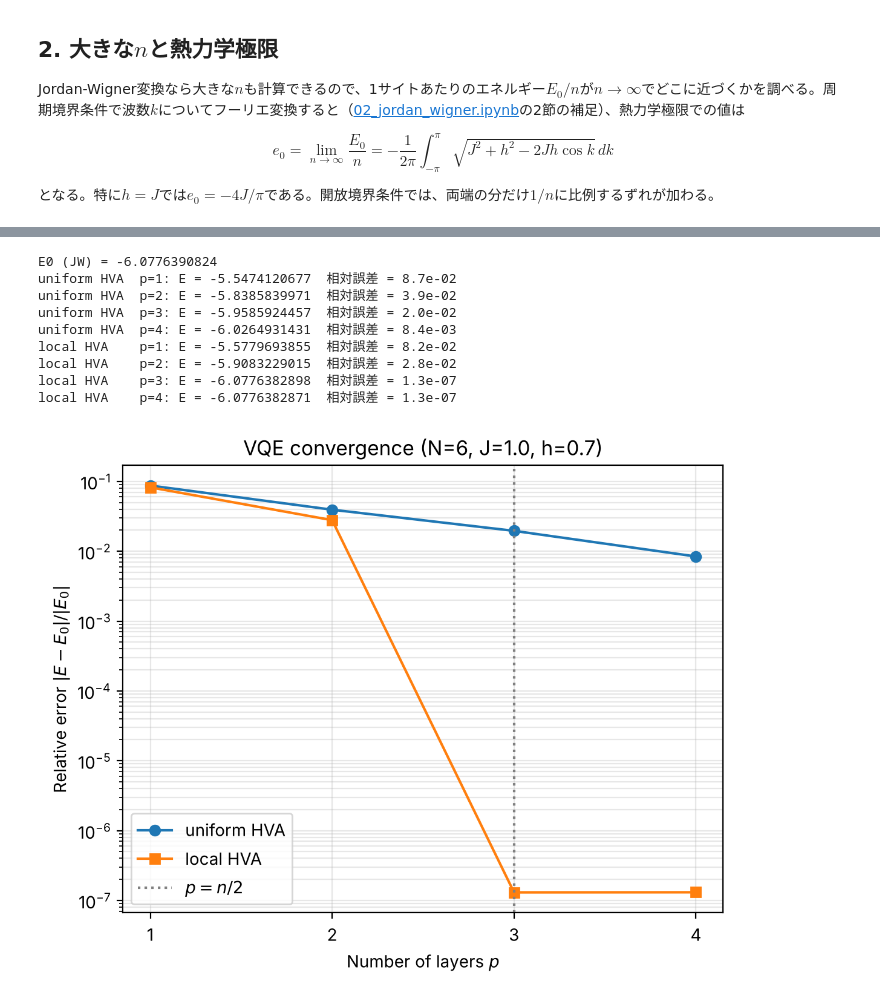
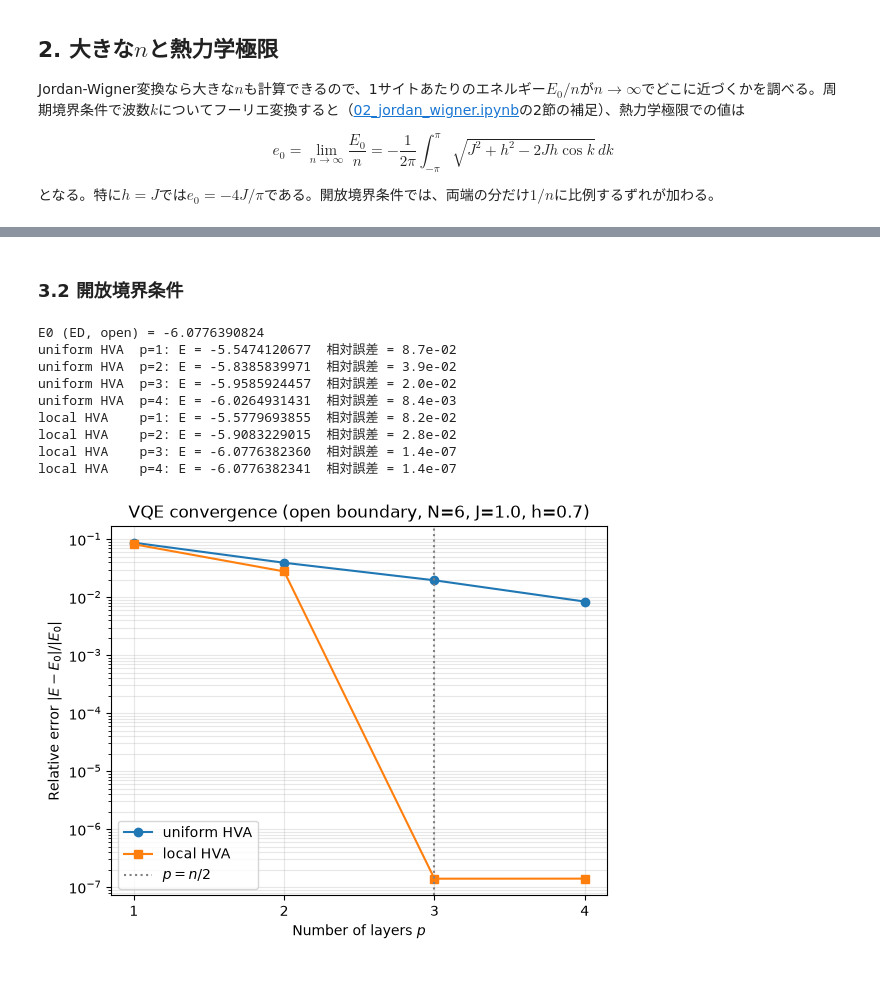
Before and after one commit to yuta627/Quantum_many-body_system, a Jupyter notebook: models/01_tfim/11_ground_state.ipynb, the cells around one changed output, grey strips where cells are left out. Saved outputs shown, nothing was run; the diff lists cells and outputs as text; code cells hidden in the pictures.

```diff
--- a/models/01_tfim/11_ground_state.ipynb
+++ b/models/01_tfim/11_ground_state.ipynb
@@ -101,0 +112,21 @@ VQEで$n=6$の$E_0$を求め、層の数$p$を増やしたときの収束を調
+# %%
+def compare_hva(N, J, h, p_max, pbc):
+    # 一様なHVAと局所的なHVAで VQE を行い、相対誤差を表示・プロットする
+    E0 = ground_state(hamiltonian(N, J, h, pbc=pbc))[0]
+    bc = "periodic" if pbc else "open"
+    print(f"E0 (ED, {bc}) = {E0:.10f}")
+    ps = np.arange(1, p_max + 1)
+    for local, mk, name in [(False, "o-", "uniform HVA"), (True, "s-", "local HVA")]:
+        E_vqe, _ = vqe(N, J, h, p_max, local=local, pbc=pbc)
+        rel_err = np.abs(E_vqe - E0) / np.abs(E0)
+        for p, E, err in zip(ps, E_vqe, rel_err):
+            print(f"{name:12s} p={p}: E = {E:.10f}  相対誤差 = {err:.1e}")
+        plt.semilogy(ps, np.maximum(rel_err, 1e-16), mk, label=name)
+    plt.axvline(N / 2, color="gray", ls=":", label=r"$p = n/2$")
+    plt.xticks(ps)
+    plt.xlabel("Number of layers $p$")
+    plt.ylabel(r"Relative error $|E - E_0| / |E_0|$")
+    plt.title(f"VQE convergence ({bc} boundary, N={N}, J={J}, h={h})")
+    plt.legend()
+    plt.grid(which="both", alpha=0.3)
+    plt.show()
@@ -102,36 +164,20 @@ VQEで$n=6$の$E_0$を求め、層の数$p$を増やしたときの収束を調
+# %% [markdown]
+### 3.2 開放境界条件
 # %%
 N = 6
 J = 1.0
 h = 0.7
 p_max = 4
-E0_exact = ground_energy_jw(N, J, h)
-print(f"E0 (JW) = {E0_exact:.10f}")
-
-ps = np.arange(1, p_max + 1)
-for local, mk, name in [(False, "o-", "uniform HVA"), (True, "s-", "local HVA")]:
-    E_vqe, _ = vqe(N, J, h, p_max, local)
-    rel_err = np.abs(E_vqe - E0_exact) / np.abs(E0_exact)
-    for p, E, err in zip(ps, E_vqe, rel_err):
-        print(f"{name:12s} p={p}: E = {E:.10f}  相対誤差 = {err:.1e}")
-    plt.semilogy(ps, np.maximum(rel_err, 1e-16), mk, label=name)
-
-plt.axvline(N / 2, color="gray", ls=":", label=r"$p = n/2$")
-plt.xticks(ps)
-plt.xlabel("Number of layers $p$")
-plt.ylabel(r"Relative error $|E - E_0| / |E_0|$")
-plt.title(f"VQE convergence (N={N}, J={J}, h={h})")
-plt.legend()
-plt.grid(which="both", alpha=0.3)
-plt.show()
+compare_hva(N, J, h, p_max, pbc=False)
 # %% [output]
-E0 (JW) = -6.0776390824
+E0 (ED, open) = -6.0776390824
 uniform HVA  p=1: E = -5.5474120677  相対誤差 = 8.7e-02
 uniform HVA  p=2: E = -5.8385839971  相対誤差 = 3.9e-02
 uniform HVA  p=3: E = -5.9585924457  相対誤差 = 2.0e-02
 uniform HVA  p=4: E = -6.0264931431  相対誤差 = 8.4e-03
 local HVA    p=1: E = -5.5779693855  相対誤差 = 8.2e-02
 local HVA    p=2: E = -5.9083229015  相対誤差 = 2.8e-02
-local HVA    p=3: E = -6.0776382898  相対誤差 = 1.3e-07
-local HVA    p=4: E = -6.0776382871  相対誤差 = 1.3e-07
+local HVA    p=3: E = -6.0776382360  相対誤差 = 1.4e-07
+local HVA    p=4: E = -6.0776382341  相対誤差 = 1.4e-07
-[figure, old version]
+[figure, new version]
 # %% [markdown]
```
Also changed, not shown: parts of 8 cells of this notebook, 1 other file.
